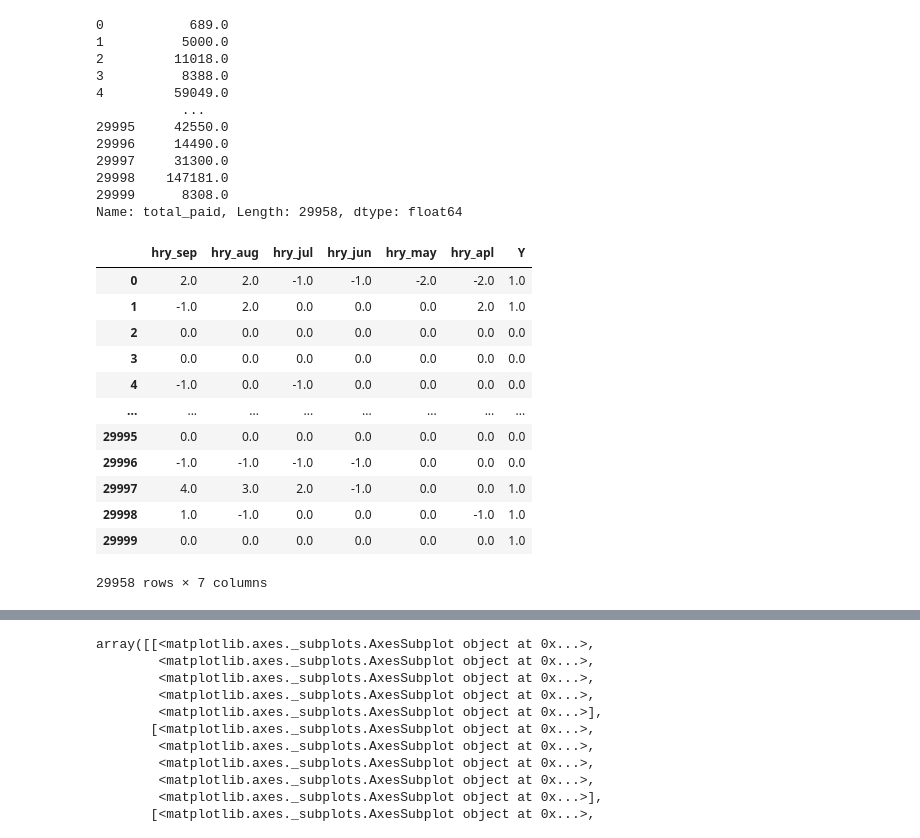
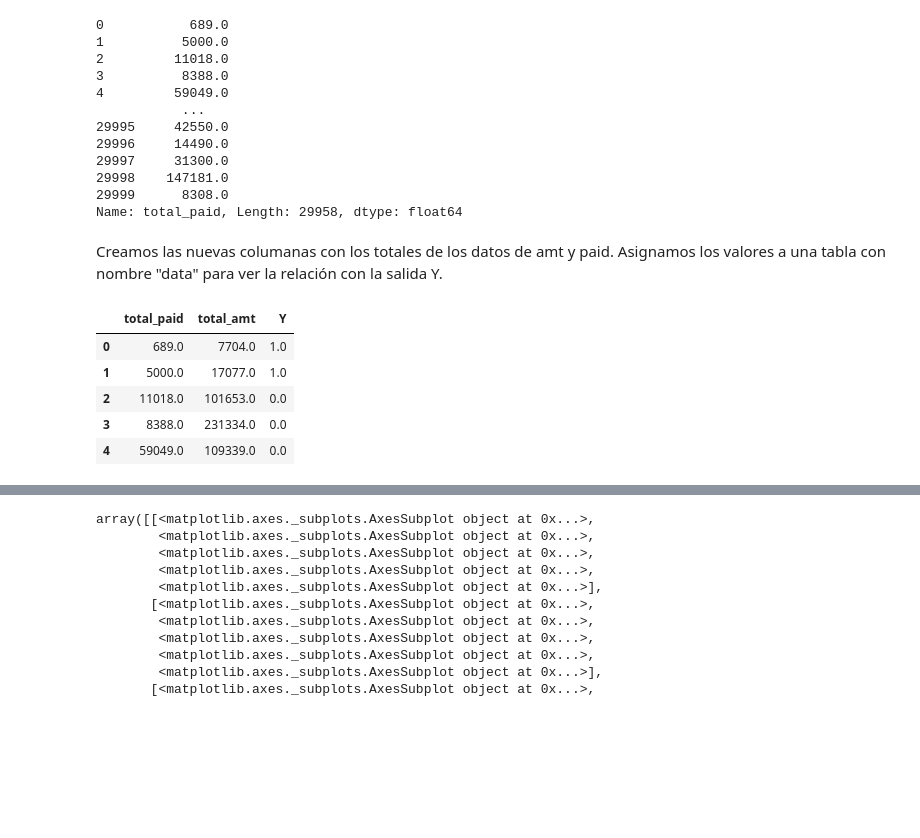
Before and after one commit to PosgradoMNA/actividades-del-projecto-teammexcol, a Jupyter notebook: Proyecto_Avances/Semana3_Actividad1.ipynb, the cells around one changed output, grey strips where cells are left out. Drawn from its saved outputs; the diff is of its cells as text; code cells hidden in the pictures; blank space fills up the shorter version.

```diff
--- a/Proyecto_Avances/Semana3_Actividad1.ipynb
+++ b/Proyecto_Avances/Semana3_Actividad1.ipynb
@@ -368,20 +380,16 @@ df['total_paid']
 29998    147181.0
 29999      8308.0
 Name: total_paid, Length: 29958, dtype: float64
+# %% [markdown]
+Creamos las nuevas columanas con los totales de los datos de amt y paid.
+Asignamos los valores a una tabla con nombre "data" para ver la relación con la salida Y.
 # %%
-df_copy = pd.concat([df[hry_list],df['Y']],axis=1)
-df_copy
+data = pd.concat([df['total_paid'],df['total_amt'],df['Y']],axis=1)
+data.head()
 # %% [output]
-|  | hry_sep | hry_aug | hry_jul | hry_jun | hry_may | hry_apl | Y |
-| 0 | 2.0 | 2.0 | -1.0 | -1.0 | -2.0 | -2.0 | 1.0 |
-| 1 | -1.0 | 2.0 | 0.0 | 0.0 | 0.0 | 2.0 | 1.0 |
-| 2 | 0.0 | 0.0 | 0.0 | 0.0 | 0.0 | 0.0 | 0.0 |
-| 3 | 0.0 | 0.0 | 0.0 | 0.0 | 0.0 | 0.0 | 0.0 |
-| 4 | -1.0 | 0.0 | -1.0 | 0.0 | 0.0 | 0.0 | 0.0 |
-| ... | ... | ... | ... | ... | ... | ... | ... |
-| 29995 | 0.0 | 0.0 | 0.0 | 0.0 | 0.0 | 0.0 | 0.0 |
-| 29996 | -1.0 | -1.0 | -1.0 | -1.0 | 0.0 | 0.0 | 0.0 |
-| 29997 | 4.0 | 3.0 | 2.0 | -1.0 | 0.0 | 0.0 | 1.0 |
-| 29998 | 1.0 | -1.0 | 0.0 | 0.0 | 0.0 | -1.0 | 1.0 |
-| 29999 | 0.0 | 0.0 | 0.0 | 0.0 | 0.0 | 0.0 | 1.0 |
+|  | total_paid | total_amt | Y |
+| 0 | 689.0 | 7704.0 | 1.0 |
+| 1 | 5000.0 | 17077.0 | 1.0 |
+| 2 | 11018.0 | 101653.0 | 0.0 |
+| 3 | 8388.0 | 231334.0 | 0.0 |
+| 4 | 59049.0 | 109339.0 | 0.0 |
-29958 rows × 7 columns
```
Also changed, not shown: parts of 26 cells of this notebook.
